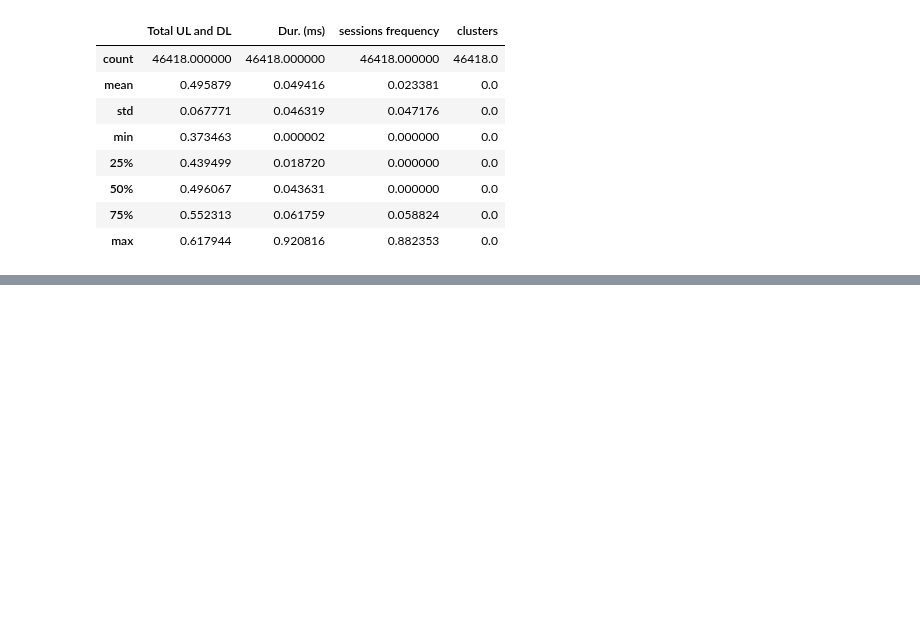
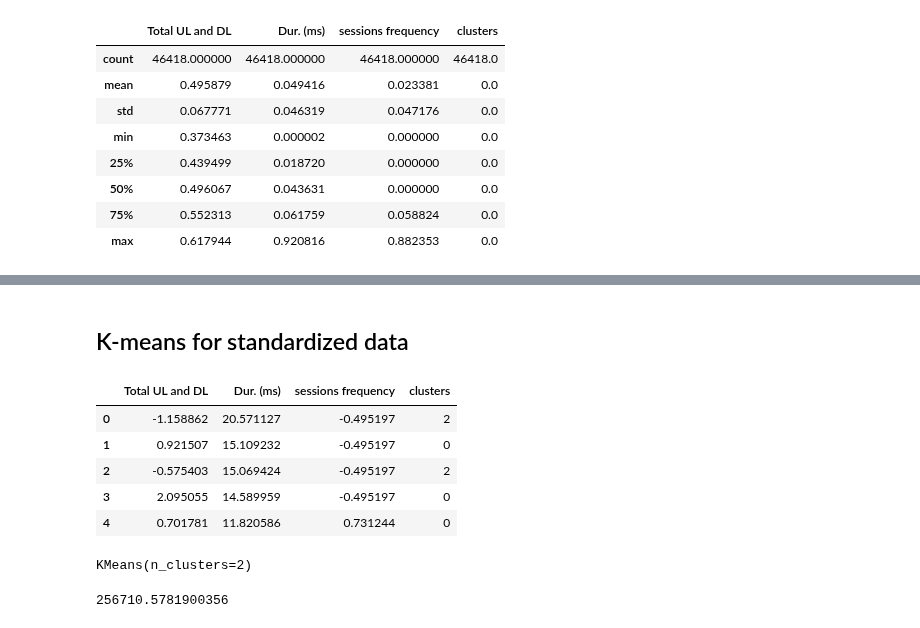
Before and after one commit to Abel-Blue/telecom-user-analytics, a Jupyter notebook: notebooks/user_engagementAnalysis.ipynb, the cells around one changed output, grey strips where cells are left out. Cells and saved outputs as stored; diff of their text form; code cells hidden in the pictures; blank space fills up the shorter version.

Commit message:
fitting multiple k-means algorithms

```diff
--- a/notebooks/user_engagementAnalysis.ipynb
+++ b/notebooks/user_engagementAnalysis.ipynb
@@ -610,0 +611,11 @@ fig.show()
+# %% [markdown]
+## K-means for standardized data
+# %%
+df2_new.head()
+# %% [output]
+|  | Total UL and DL | Dur. (ms) | sessions frequency | clusters |
+| 0 | -1.158862 | 20.571127 | -0.495197 | 2 |
+| 1 | 0.921507 | 15.109232 | -0.495197 | 0 |
+| 2 | -0.575403 | 15.069424 | -0.495197 | 2 |
+| 3 | 2.095055 | 14.589959 | -0.495197 | 0 |
+| 4 | 0.701781 | 11.820586 | 0.731244 | 0 |
@@ -610,0 +626,14 @@ fig.show()
+# %%
+#Now we create a kmeans function and fit it on the data:
+# defining the kmeans function with initialization as k-means++
+kmeans = KMeans(n_clusters=2, init='k-means++')
+
+# fitting the k means algorithm on scaled data
+kmeans.fit(df2_new)
+# %% [output]
+KMeans(n_clusters=2)
+# %%
+# inertia on the fitted data
+kmeans.inertia_
+# %% [output]
+256710.5781900356
```
Also changed, not shown: parts of 96 cells of this notebook.
